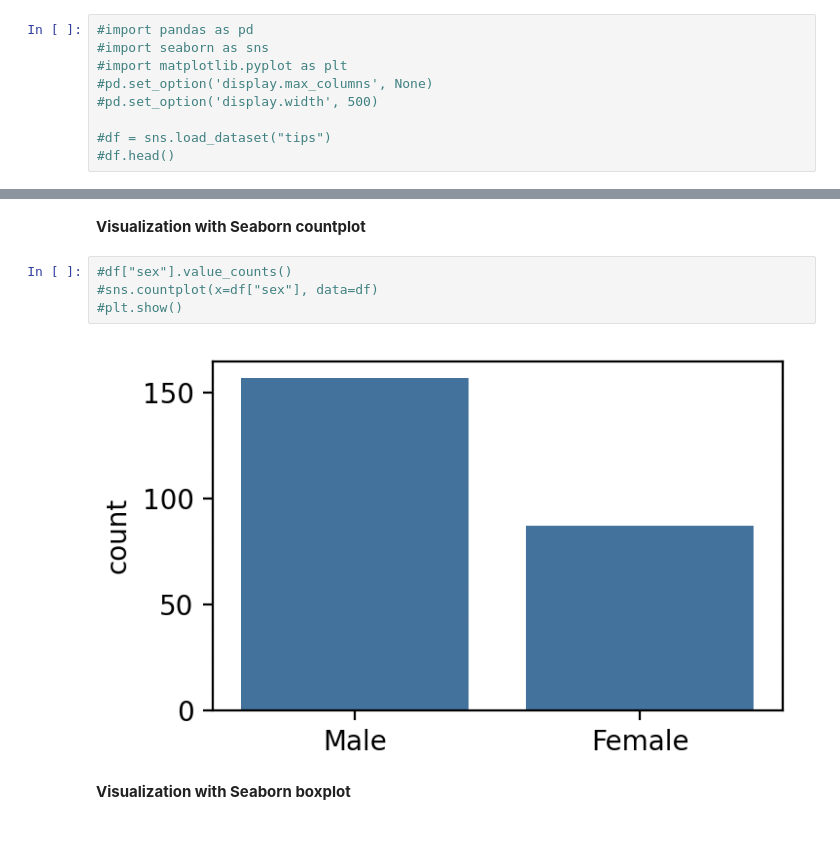
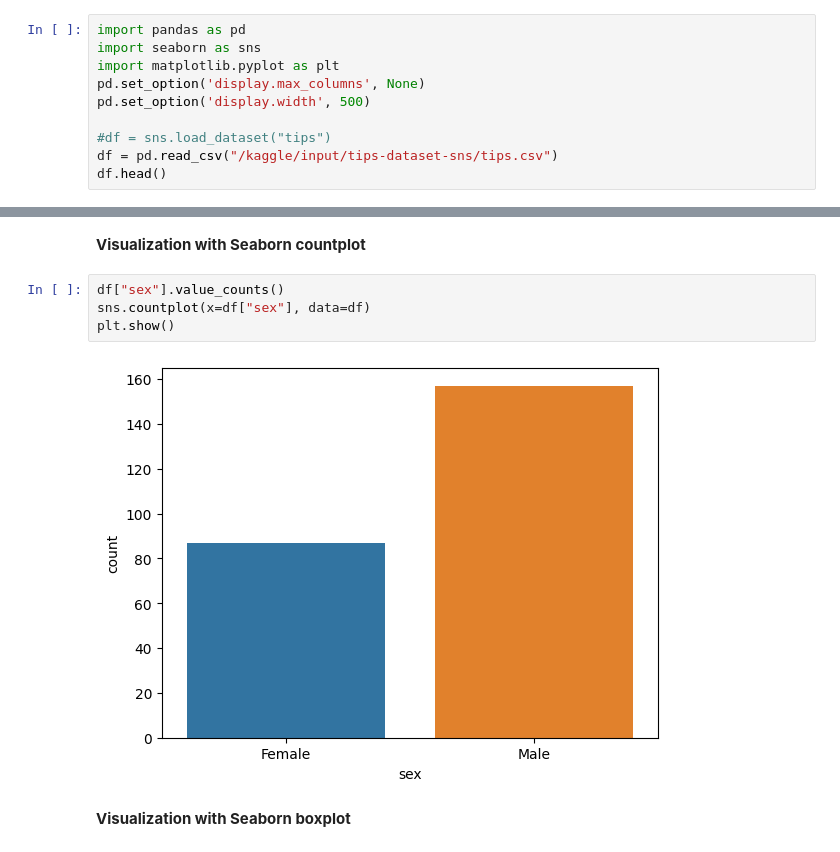
Before and after one commit to YeldaYuksel/Data_Visualization_Seaborn, a Jupyter notebook: data-visualization-seaborn.ipynb, the cells around one changed output, grey strips where cells are left out. Saved outputs shown, nothing was run; the diff lists cells and outputs as text.

Commit message:
Kaggle Notebook | Data_Visualization_Seaborn | Version 2

```diff
--- a/data-visualization-seaborn.ipynb
+++ b/data-visualization-seaborn.ipynb
@@ -1,11 +1,12 @@
 # %% [markdown]
 **Importing Libraries and Dataset**
 # %%
-#import pandas as pd
-#import seaborn as sns
-#import matplotlib.pyplot as plt
-#pd.set_option('display.max_columns', None)
-#pd.set_option('display.width', 500)
+import pandas as pd
+import seaborn as sns
+import matplotlib.pyplot as plt
+pd.set_option('display.max_columns', None)
+pd.set_option('display.width', 500)
 
 #df = sns.load_dataset("tips")
-#df.head()
+df = pd.read_csv("/kaggle/input/tips-dataset-sns/tips.csv")
+df.head()
@@ -12,11 +20,11 @@
 # %% [markdown]
 **Visualization with Seaborn countplot**
 # %%
-#df["sex"].value_counts()
-#sns.countplot(x=df["sex"], data=df)
-#plt.show()
+df["sex"].value_counts()
+sns.countplot(x=df["sex"], data=df)
+plt.show()
+# %% [output]
+[figure, added]
-# %% [markdown]
-![Ekran Resmi 2024-09-01 21.26.15.png](attachment:3d5b7b35-709e-4f85-92ac-3b8b1a188cc8.png)
 # %% [markdown]
 **Visualization with Seaborn boxplot**
 # %%
```
Also changed, not shown: parts of 5 cells of this notebook.
